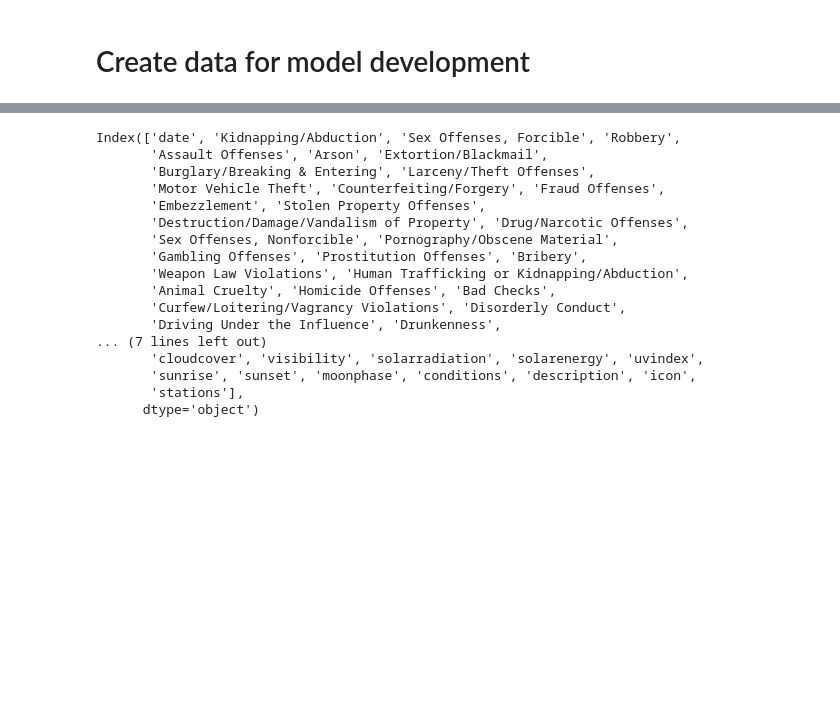
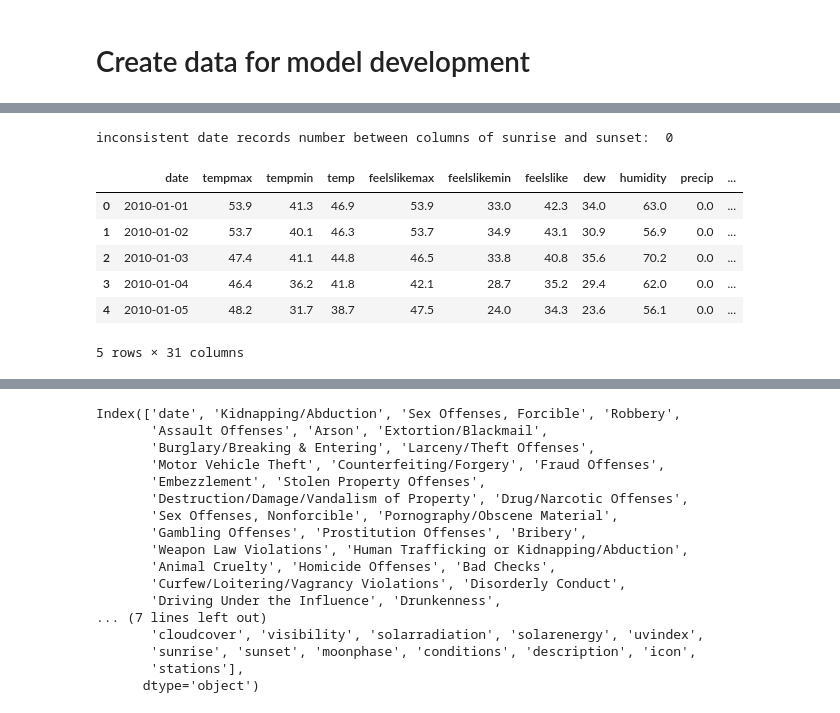
Before and after one commit to KANDUKURIsaikrishna/WeatherCrimeHouston, a Jupyter notebook: Notebooks/task_2_DailyCrimeCount&Weather_SabheenAmmad&XuanQin.ipynb, the cells around one changed output, grey strips where cells are left out. Cells and saved outputs as stored; diff of their text form; code cells hidden in the pictures; blank space fills up the shorter version.

```diff
--- a/Notebooks/task_2_DailyCrimeCount&Weather_SabheenAmmad&XuanQin.ipynb
+++ b/Notebooks/task_2_DailyCrimeCount&Weather_SabheenAmmad&XuanQin.ipynb
@@ -161,0 +172,19 @@ table = table.merge(weather_df, how='left', on='date')
+# %%
+# update the data column with the 'sunrise' column
+print('inconsistent date records number between columns of sunrise and sunset: ', (weather_df['sunrise'].dt.date != weather_df['sunset'].dt.date).sum())
+weather_df['date'] = weather_df['sunrise'].dt.date
+weather_df['date'] = pd.to_datetime(weather_df['date'])
+# %% [output]
+inconsistent date records number between columns of sunrise and sunset:  0
+# %%
+weather_df['sunrise'] = weather_df['sunrise'].dt.time
+weather_df['sunset'] = weather_df['sunset'].dt.time
+weather_df.head()
+# %% [output]
+|  | date | tempmax | tempmin | temp | feelslikemax | feelslikemin | feelslike | dew | humidity | precip | ... |
+| 0 | 2010-01-01 | 53.9 | 41.3 | 46.9 | 53.9 | 33.0 | 42.3 | 34.0 | 63.0 | 0.0 | ... |
+| 1 | 2010-01-02 | 53.7 | 40.1 | 46.3 | 53.7 | 34.9 | 43.1 | 30.9 | 56.9 | 0.0 | ... |
+| 2 | 2010-01-03 | 47.4 | 41.1 | 44.8 | 46.5 | 33.8 | 40.8 | 35.6 | 70.2 | 0.0 | ... |
+| 3 | 2010-01-04 | 46.4 | 36.2 | 41.8 | 42.1 | 28.7 | 35.2 | 29.4 | 62.0 | 0.0 | ... |
+| 4 | 2010-01-05 | 48.2 | 31.7 | 38.7 | 47.5 | 24.0 | 34.3 | 23.6 | 56.1 | 0.0 | ... |
+5 rows × 31 columns
```
Also changed, not shown: parts of 6 cells of this notebook, 1 other file.
